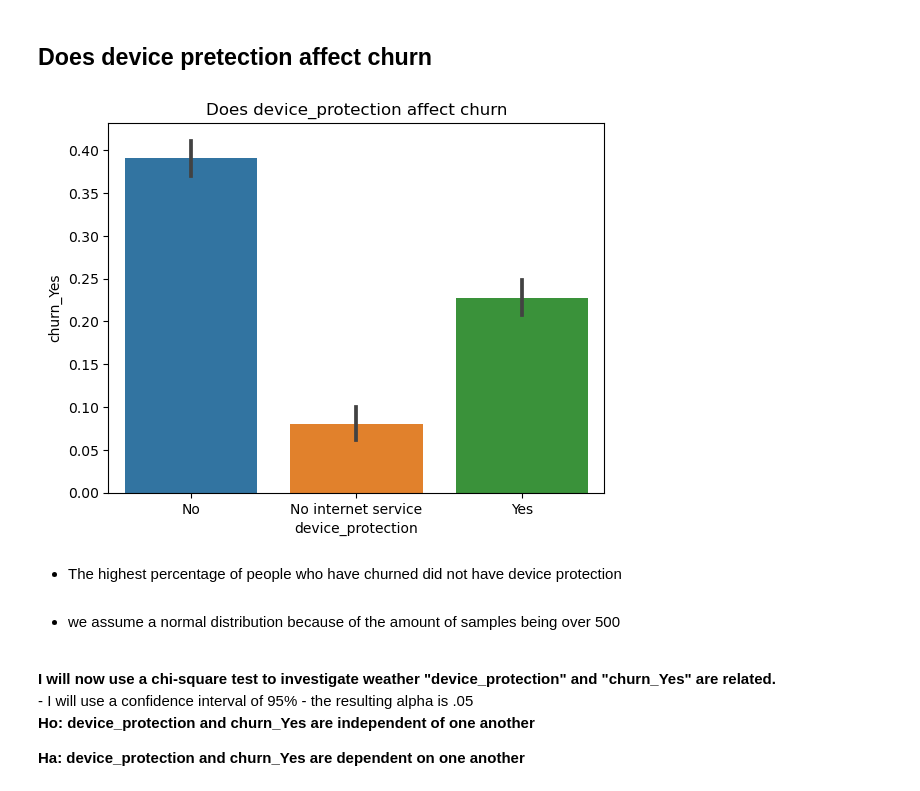
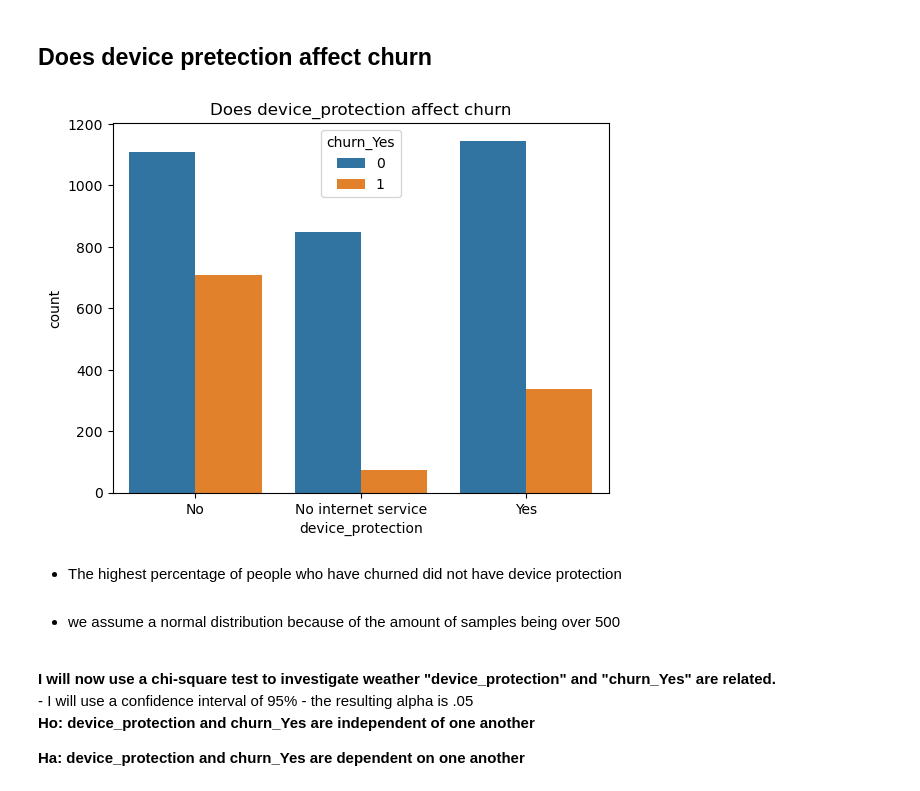
Before and after one commit to Divante222/project_1_telco_churn, a Jupyter notebook: final_report.ipynb, the cells around one changed output. Cells and saved outputs as stored; diff of their text form; code cells hidden in the pictures.

```diff
--- a/final_report.ipynb
+++ b/final_report.ipynb
@@ -207,13 +171,9 @@ contract_type and churn_Yes are dependent on one another
 # %% [markdown]
 ## Does device pretection affect churn
 # %%
-#plotting device_protection and churn_Yes
-plt.title('Does device_protection affect churn')
-ax = sns.barplot(x='device_protection', y ='churn_Yes', data = train)
-
-plt.show()
+wrangle.get_barplot_device_protection(train)
 # %% [output]
-[figure, old version]
+[figure, new version]
 # %% [markdown]
 - The highest percentage of people who have churned did not have device protection
 <br><br>
```
Also changed, not shown: parts of 25 cells of this notebook, 2 other files.
